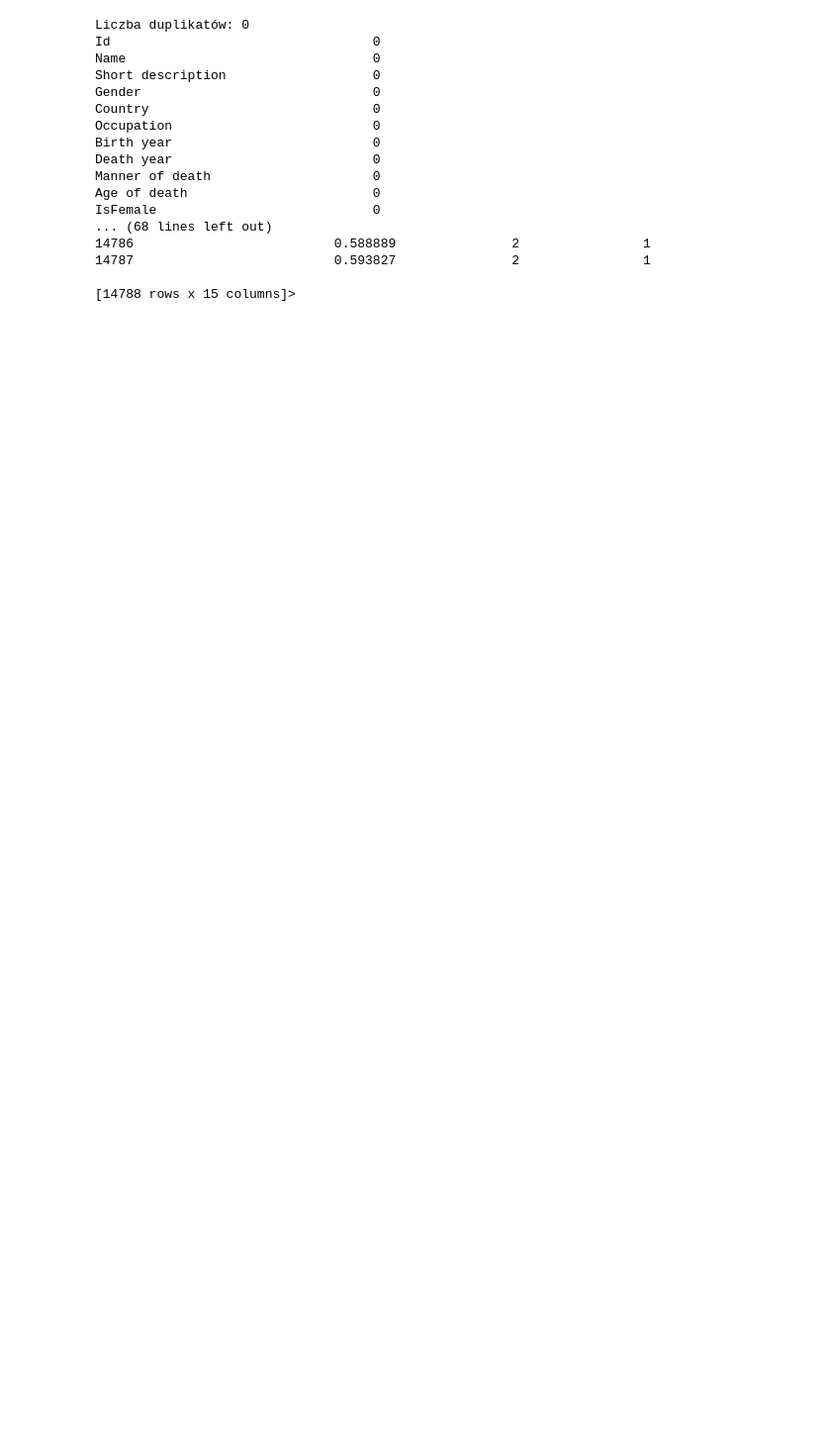
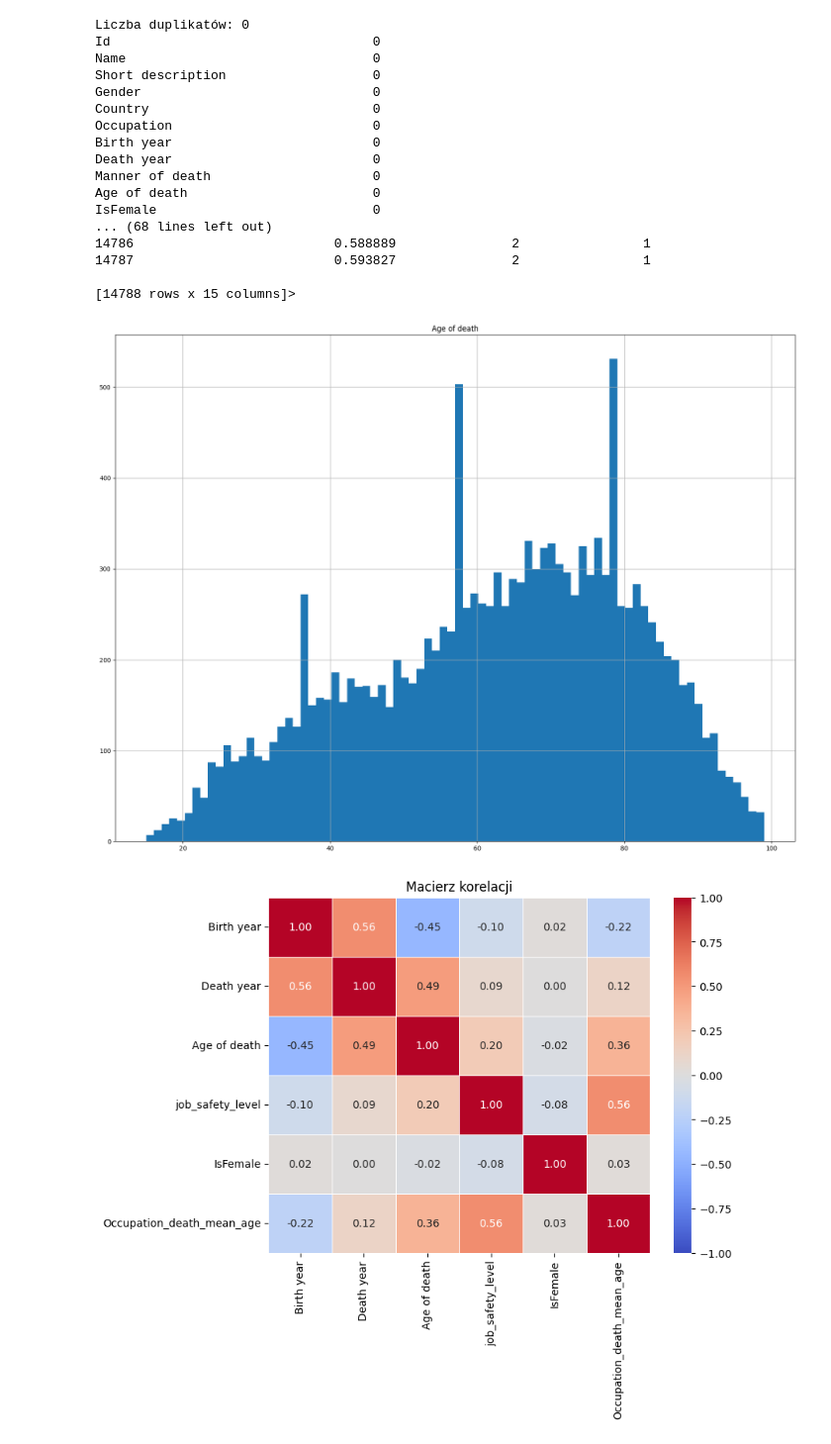
Before and after one commit to WombatCombatMaciej/Projekt_Programowanie_Maciej_Konski, a Jupyter notebook: Projekt_Maciej_Koński.ipynb, the cells around one changed output. Shown at 99% size. Cells and saved outputs as stored; diff of their text form; code cells hidden in the pictures; blank space fills up the shorter version.

```diff
--- a/Projekt_Maciej_Koński.ipynb
+++ b/Projekt_Maciej_Koński.ipynb
@@ -322,12 +285,14 @@ def RandomLas(y:pd.Series,X:pd.Series):
 # %%
-
-Walidacja(RegresjaLiniowa(y=baza[["Age of death"]], X=baza[["Occupation_death_mean_age_scaled", "Birth year"]]),test_type="regression")
-Walidacja(RandomLas(y=baza[["Age of death"]], X=baza[["Occupation_death_mean_age_scaled", "Birth year"]]),test_type="regression")
-Walidacja(Tree_Pred(y=baza[["Age of death"]], X=baza[["Occupation_death_mean_age_scaled", "Birth year"]]),test_type="regression")
-
-Walidacja(Tree_Pred(baza[["Death Age Group"]], baza[["job_safety_level"]]), test_type="classification")
-Walidacja(RandomLas(y=baza[["Death Age Group"]], X=baza[["job_safety_level"]]),test_type="classification")
-
+Histogram(baza[["Age of death"]])
 Macierz(baza[['Birth year', 'Death year', 'Age of death', 'job_safety_level',"IsFemale", "Occupation_death_mean_age"]])
 WykresSlupkowyPlec(baza)
+
+Walidacja(RegresjaLiniowa(y=baza["Age of death"], X=baza[["Occupation_death_mean_age_scaled", "Birth year"]]),test_type="regression")
+Walidacja(RandomLasReg(y=baza["Age of death"], X=baza[["Occupation_death_mean_age_scaled", "Birth year"]]),test_type="regression")
+Walidacja(Tree_Reg(y=baza["Age of death"], X=baza[["Occupation_death_mean_age_scaled", "Birth year"]]),test_type="regression")
+
+Walidacja(Tree_Pred(baza["Death Age Group"], baza[["job_safety_level"]]), test_type="classification")
+Walidacja(RandomLas(y=baza["Death Age Group"], X=baza[["job_safety_level"]]),test_type="classification")
 # %% [output]
+[figure, added]
+[figure, added]
```
Also changed, not shown: parts of 5 cells of this notebook.
